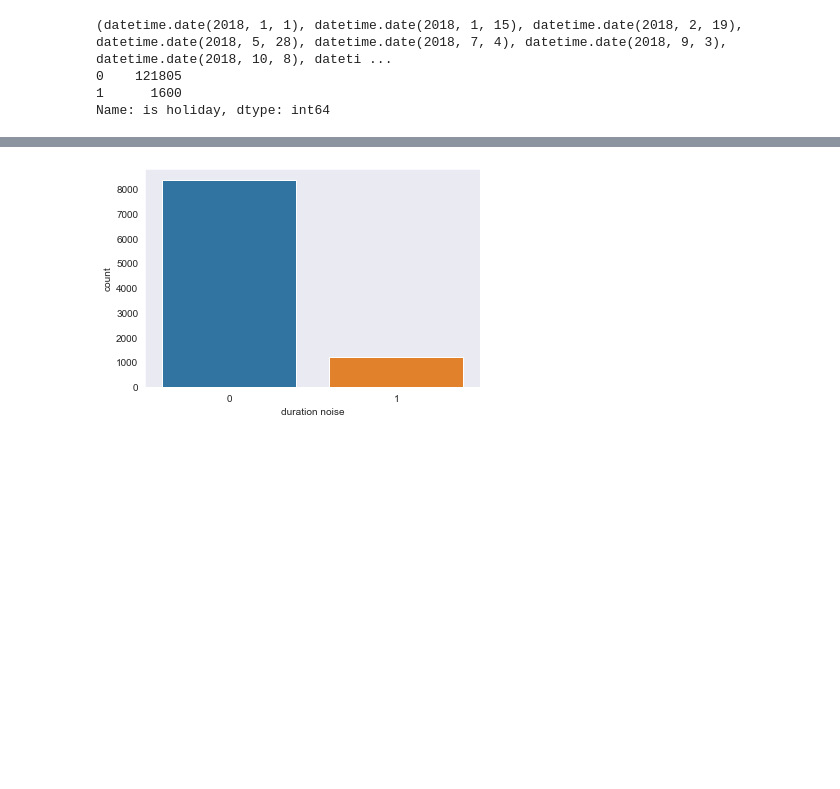
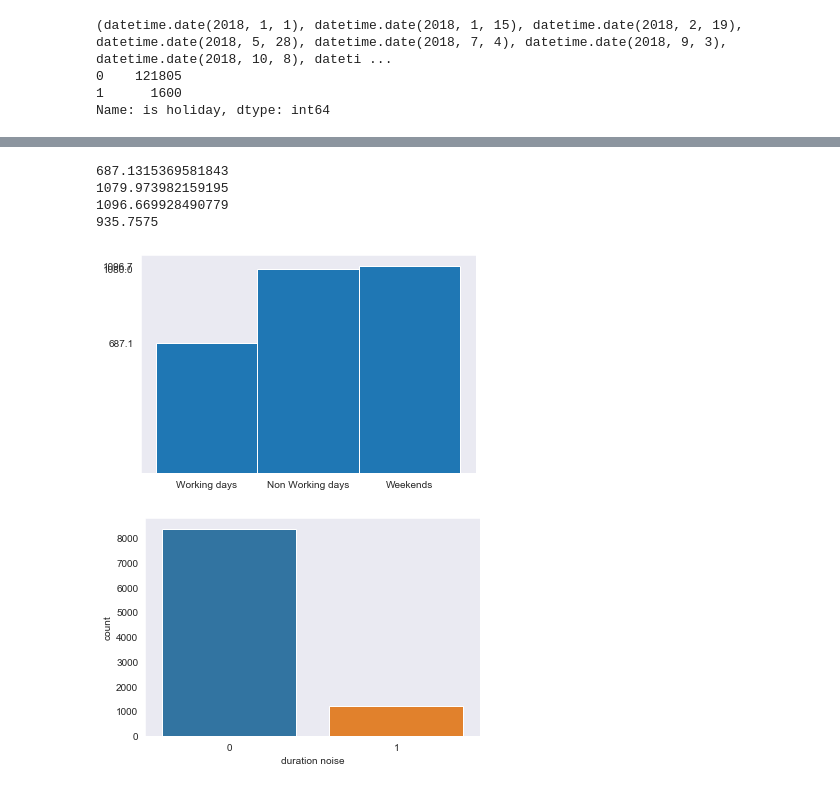
Before and after one commit to HMMJ-1991/bike-sharing, a Jupyter notebook: selected_station_with_week_day_holiday_cols.ipynb, the cells around one changed output, grey strips where cells are left out. Drawn from its saved outputs; the diff is of its cells as text; code cells hidden in the pictures; blank space fills up the shorter version.

```diff
--- a/selected_station_with_week_day_holiday_cols.ipynb
+++ b/selected_station_with_week_day_holiday_cols.ipynb
@@ -125,3 +175,32 @@ selected data size: (118473, 6) possible noise: (4932, 6)
+# %%
+workingday_all=sel_station[(sel_station['day of week'] <5) & (sel_station['is holiday']==0)]
+nonworkingday_all=sel_station[(sel_station['day of week'] >=5) | (sel_station['is holiday']==1)]
+weekends_all=sel_station[(sel_station['day of week'] >=5)]
+holidays_all=sel_station[(sel_station['is holiday']==1)]
+print('\n')
+print(workingday_all['Duration'].mean()) #1063.3015772870663
+print(nonworkingday_all['Duration'].mean()) #1063.3015772870663
+print(weekends_all['Duration'].mean()) #1063.3015772870663
+print(holidays_all['Duration'].mean()) #1063.3015772870663
+
+top=[('Working days',workingday_all['Duration'].mean()),('Non Working days',nonworkingday_all['Duration'].mean()),('Weekends',weekends_all['Duration'].mean())]
+
+labels, ys = zip(*top)
+xs = np.arange(len(labels))
+width = 1
+
+plt.bar(xs, ys, width, align='center')
+
+plt.xticks(xs, labels) #Replace default x-ticks with xs, then replace xs with labels
+plt.yticks(ys)
+
+plt.savefig('type_of_day_duration_all.png')
+# %% [output]
+687.1315369581843
+1079.973982159195
+1096.669928490779
+935.7575
+[figure, added]
 # %%
 countplot_casual= sns.countplot(x="duration noise", data=casual_);
 fig_casual = countplot_casual.get_figure()
```
Also changed, not shown: parts of 3 cells of this notebook, 2 other files.
